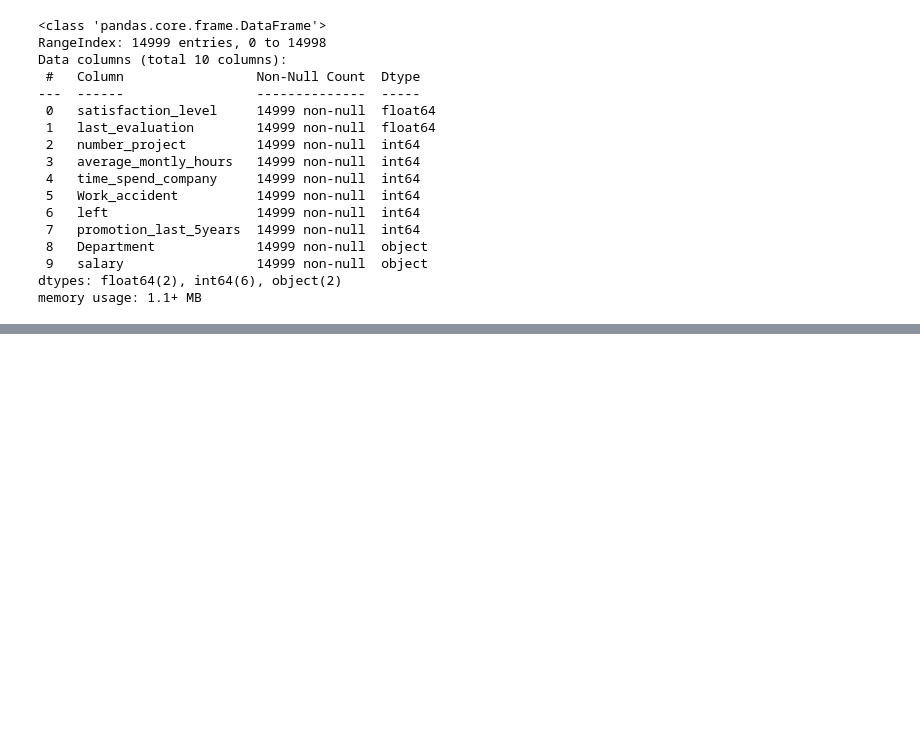
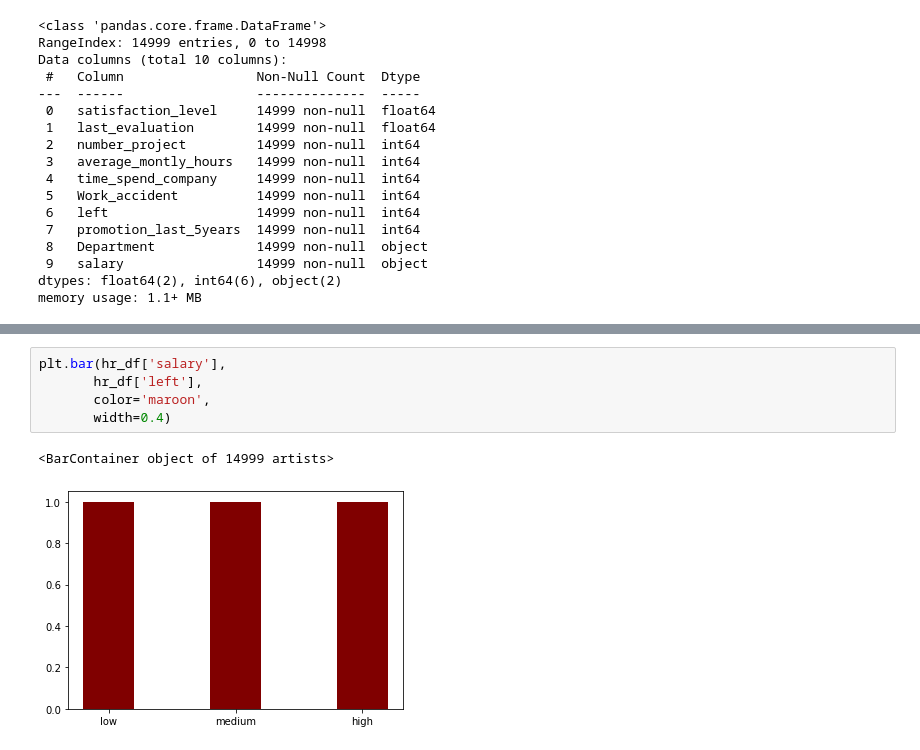
Before and after one commit to KnightHok/MLT, a Jupyter notebook: Logistic Regression (Binary Classification)/Tutorial 8 Exercise.ipynb, the cells around one changed output, grey strips where cells are left out. Saved outputs shown, nothing was run; the diff lists cells and outputs as text; blank space fills up the shorter version.

```diff
--- a/Logistic Regression (Binary Classification)/Tutorial 8 Exercise.ipynb
+++ b/Logistic Regression (Binary Classification)/Tutorial 8 Exercise.ipynb
@@ -55,0 +73,8 @@ memory usage: 1.1+ MB
+# %%
+plt.bar(hr_df['salary'],
+       hr_df['left'],
+       color='maroon',
+       width=0.4)
+# %% [output]
+<BarContainer object of 14999 artists>
+[figure, added]
```
Also changed, not shown: parts of 6 cells of this notebook.
